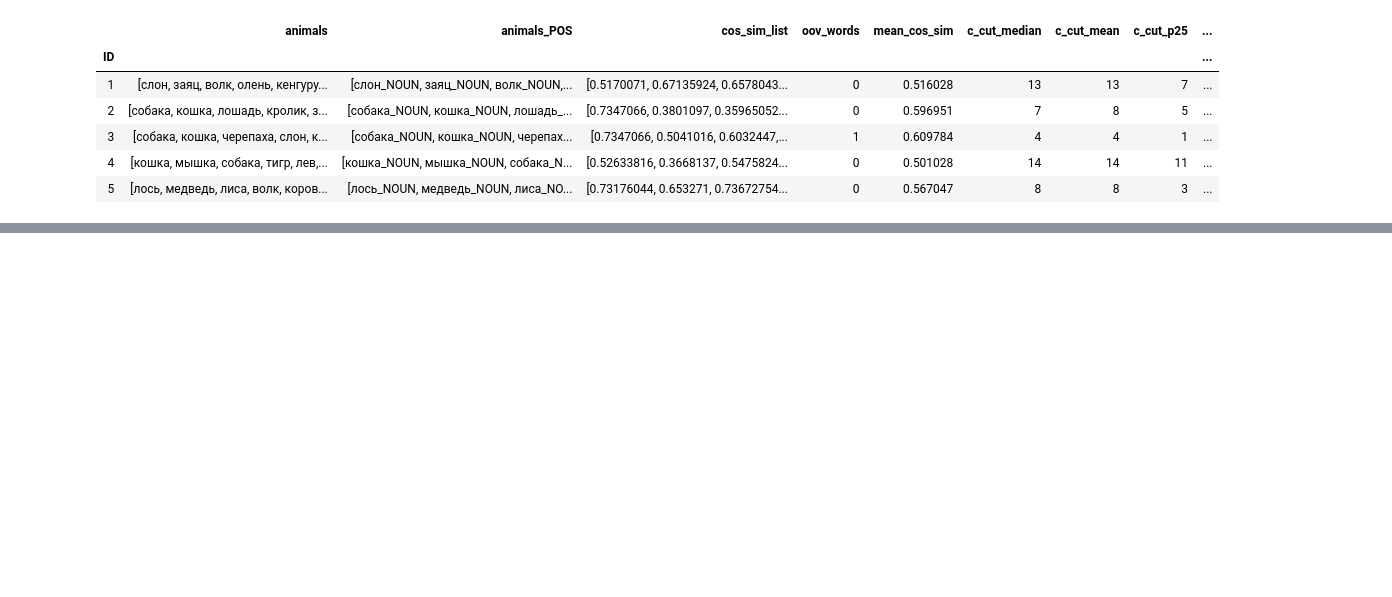
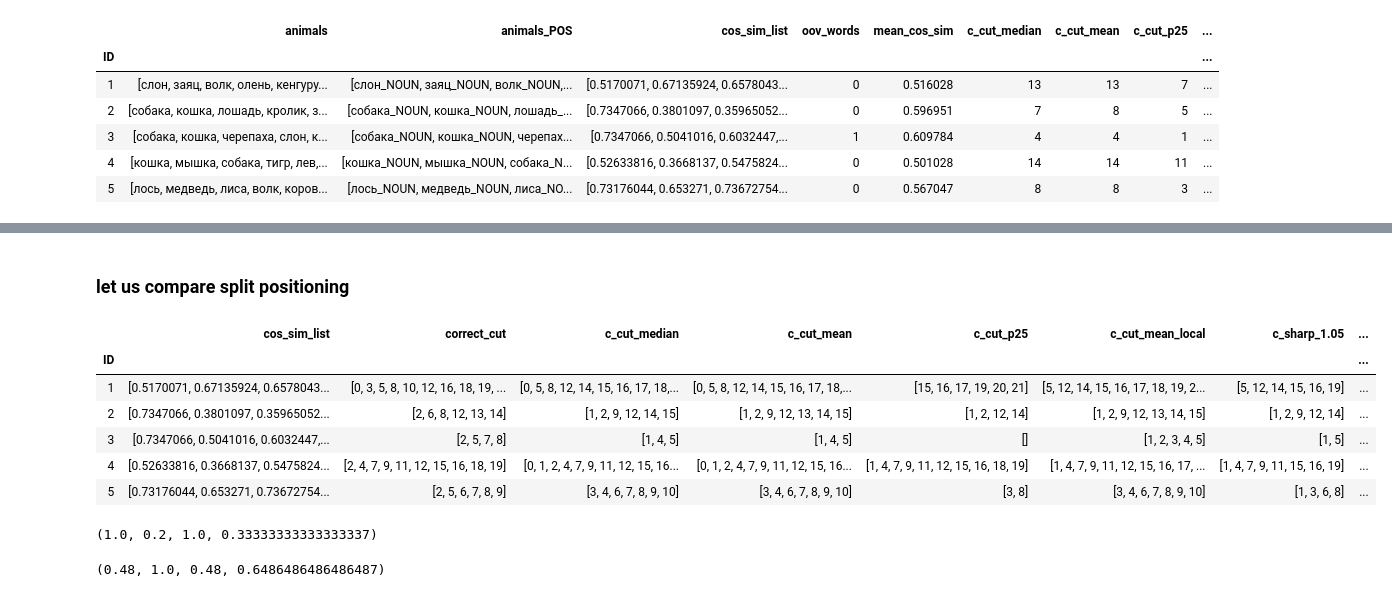
Before and after one commit to flying-bear/verbal_fluency, a Jupyter notebook: clustering.ipynb, the cells around one changed output, grey strips where cells are left out. Cells and saved outputs as stored; diff of their text form; code cells hidden in the pictures; blank space fills up the shorter version.

```diff
--- a/clustering.ipynb
+++ b/clustering.ipynb
@@ -459,0 +510,6 @@ animals.head()
+# %%
+with open('clustered.txt', 'r', encoding='utf-8') as f:
+    lines = [l.strip() for l in f.readlines()]
+    lines = [l for l in lines if l and not l.startswith('36')]  # 36 - пустая строка
+
+lines[0]
@@ -459,0 +551,3 @@ animals.head()
+# %%
+oov_list = remove_POS_tags(oov_list)
+oov_list
@@ -459,0 +556,8 @@ animals.head()
+# %%
+lines = [l.split(' ', 1) for l in lines]   # separate ids
+lines = [[int(l[0]), l[1].split(';')] for l in lines]  # split clusters (by ;)
+lines = [[l[0], [c.split(',') for c in l[1]]] for l in lines]  # split inside clusters (by ,)\
+lines = [[l[0], [[w.strip() for w in c if w not in oov_list] for c in l[1]]] for l in lines]  # strip words and remove oov words
+correct_ids = dict([(l[0], splits_to_ids(l[1])) for l in lines])
+lines = dict([tuple(el) for el in lines])
+lines[1]
@@ -459,0 +583,3 @@ animals.head()
+# %%
+animals['correct_c_num'] = clustering['correct_cut'].apply(len)
+animals.head()
@@ -463,0 +673,24 @@ out.to_csv(model_name + '.csv', index = False)
+# %% [markdown]
+### let us compare split positioning
+# %%
+clustering = animals[['cos_sim_list']].copy()
+clustering['correct_cut'] = pd.Series(correct_ids)
+clustering['c_cut_median'] = clustering['cos_sim_list'].apply(lambda l: threshold_cutoff(l, median)[0])
+clustering['c_cut_mean'] = clustering['cos_sim_list'].apply(lambda l: threshold_cutoff(l, mean)[0])
+clustering['c_cut_p25'] = clustering['cos_sim_list'].apply(lambda l: threshold_cutoff(l, p25)[0])
+clustering['c_cut_mean_local'] = clustering['cos_sim_list'].apply(lambda l: threshold_cutoff(l, np.mean(l))[0])
+clustering['c_sharp_1.05'] = clustering['cos_sim_list'].apply(lambda l: sharp_change(l, 1.05)[0])
+clustering['c_sharp_1.00001'] = clustering['cos_sim_list'].apply(lambda l: sharp_change(l, 1.00005)[0])
+clustering['c_sharp_0.95'] = clustering['cos_sim_list'].apply(lambda l: sharp_change(l, 0.95)[0])
+clustering['c_sharp_0.8'] = clustering['cos_sim_list'].apply(lambda l: sharp_change(l, 0.8)[0])
+clustering['c_sharp_0.5'] = clustering['cos_sim_list'].apply(lambda l: sharp_change(l, 0.5)[0])
+clustering['possible_splits'] = clustering['cos_sim_list'].apply(lambda l: len(l))
+clustering.head()
+# %% [output]
+|  | cos_sim_list | correct_cut | c_cut_median | c_cut_mean | c_cut_p25 | c_cut_mean_local | c_sharp_1.05 | ... |
+| ID |  |  |  |  |  |  |  | ... |
+| 1 | [0.5170071, 0.67135924, 0.6578043... | [0, 3, 5, 8, 10, 12, 16, 18, 19, ... | [0, 5, 8, 12, 14, 15, 16, 17, 18,... | [0, 5, 8, 12, 14, 15, 16, 17, 18,... | [15, 16, 17, 19, 20, 21] | [5, 12, 14, 15, 16, 17, 18, 19, 2... | [5, 12, 14, 15, 16, 19] | ... |
+| 2 | [0.7347066, 0.3801097, 0.35965052... | [2, 6, 8, 12, 13, 14] | [1, 2, 9, 12, 14, 15] | [1, 2, 9, 12, 13, 14, 15] | [1, 2, 12, 14] | [1, 2, 9, 12, 13, 14, 15] | [1, 2, 9, 12, 14] | ... |
+| 3 | [0.7347066, 0.5041016, 0.6032447,... | [2, 5, 7, 8] | [1, 4, 5] | [1, 4, 5] | [] | [1, 2, 3, 4, 5] | [1, 5] | ... |
+| 4 | [0.52633816, 0.3668137, 0.5475824... | [2, 4, 7, 9, 11, 12, 15, 16, 18, 19] | [0, 1, 2, 4, 7, 9, 11, 12, 15, 16... | [0, 1, 2, 4, 7, 9, 11, 12, 15, 16... | [1, 4, 7, 9, 11, 12, 15, 16, 18, 19] | [1, 4, 7, 9, 11, 12, 15, 16, 17, ... | [1, 4, 7, 9, 11, 15, 16, 19] | ... |
+| 5 | [0.73176044, 0.653271, 0.73672754... | [2, 5, 6, 7, 8, 9] | [3, 4, 6, 7, 8, 9, 10] | [3, 4, 6, 7, 8, 9, 10] | [3, 8] | [3, 4, 6, 7, 8, 9, 10] | [1, 3, 6, 8] | ... |
@@ -463,0 +730,9 @@ out.to_csv(model_name + '.csv', index = False)
+# %%
+get_metrics([0,1], range(10), 10)
+# %% [output]
+(1.0, 0.2, 1.0, 0.33333333333333337)
+# %%
+id27 = clustering.loc[27]
+get_metrics(id27['correct_cut'], id27['c_cut_mean_local'], id27['possible_splits'])
+# %% [output]
+(0.48, 1.0, 0.48, 0.6486486486486487)
```
Also changed, not shown: parts of 51 cells of this notebook, 2 other files.
